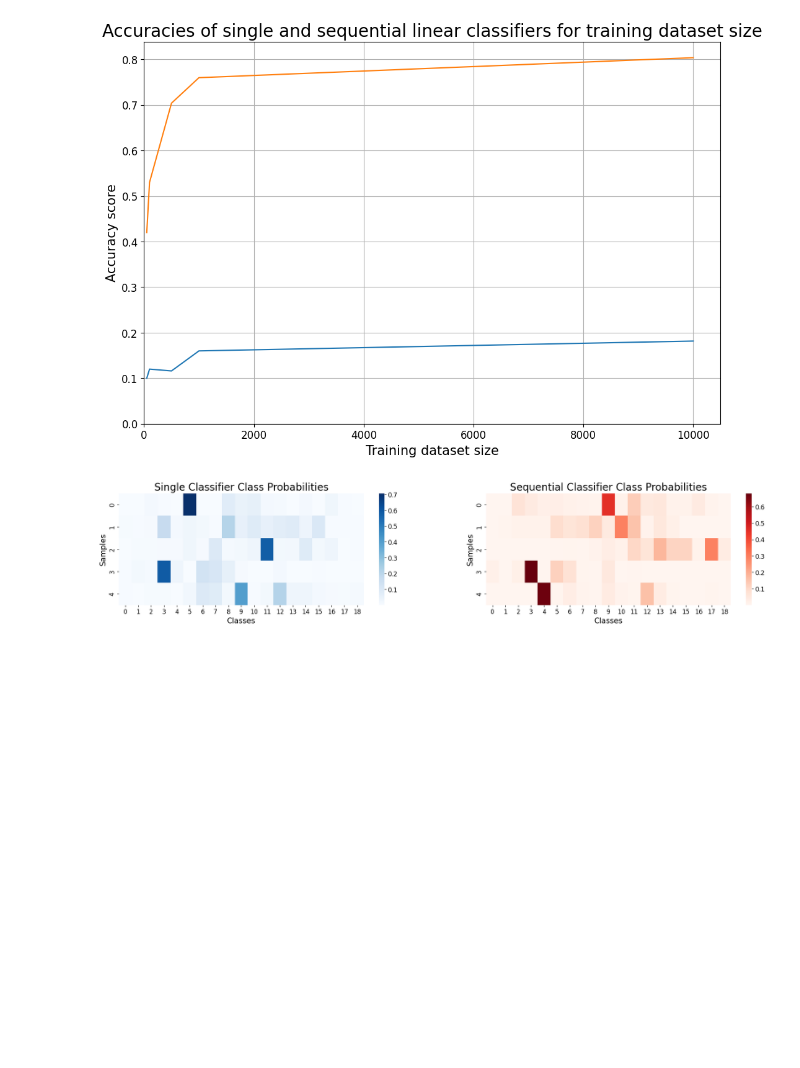
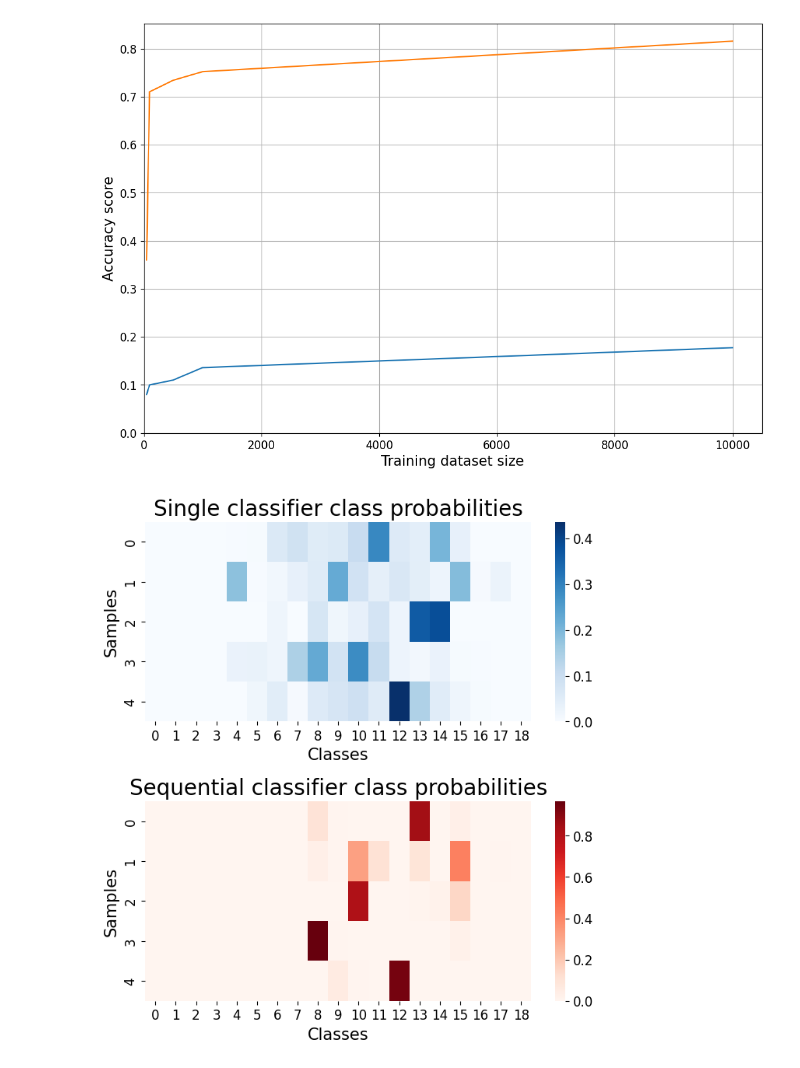
Before and after one commit to ljf441/mnist_add, a Jupyter notebook: classifier.ipynb, the cells around one changed output. Cells and saved outputs as stored; diff of their text form; code cells hidden in the pictures; blank space fills up the shorter version.

Commit message:
report

```diff
--- a/classifier.ipynb
+++ b/classifier.ipynb
@@ -177,8 +200,11 @@ def jl_dataset(X, Y, output=100000, n_jobs=cores):
     return imgs, labels, l1, l2, x1, x2
 # %%
 def get_data(output=100000):
-
-    # np.random.seed(442)
+    """
+    Shuffles input training and testing data.
+    Calls upon jl_dataset for training, and testing datasets.
+    Returns the training and testing datasets.
+    """
     train_shuffle_idx = np.random.permutation(len(x_train_in))
     x_train = x_train_in[train_shuffle_idx]
     y_train = y_train_in[train_shuffle_idx]
@@ -191,7 +217,6 @@ def get_data(output=100000):
 
     x_test, y_test, y1_test, y2_test, x1_test, x2_test = jl_dataset(x_test, y_test, output=output)
 
-
     return x_train, y_train, x_test, y_test, x1_train, y1_train, x2_train, y2_train, x1_test, y1_test, x2_test, y2_test
 # %%
 np.random.seed(21)
@@ -213,5 +240,10 @@ show_plot()
 # %%
 def training_models():
+    """
+    Generates model accuracies, classification reports, confusion matrices, class probabilities, and predictions for linear regression classifers trained and applied on the entire image and linear regression classifiers applied sequentially.
+    Also returns testing and training data.
+    Also returns class probabilities for 'left' and 'right' digits.
+    """
     sizes = [50, 100, 500, 1000, 10000]
     accuracies = {}
     classifications = {}
@@ -221,7 +253,6 @@ def training_models():
     predictions = {}
     tests={}
     trains = {}
-    np.random.seed(221)
     for i, size in enumerate(sizes):
         x_train, y_train, x_test, y_test, x1_train, y1_train, x2_train, y2_train, x1_test, y1_test, x2_test, y2_test = get_data(output=size)
 
@@ -288,6 +319,6 @@ def training_models():
 
     return probs, probabilities, accuracies, classifications, confusions, predictions, tests, trains
 
-np.random.seed(221)
+np.random.seed(441)
 probs, probabilities, accuracies, classifications, confusions, predictions, tests, trains = training_models()
 # %%
@@ -303,5 +335,8 @@ display(dataframe)
 # %%
 def compare_plot(accuracies):
+    """
+    Plots accuracies of single and sequential linear regression classifiers as a function of dataset size.
+    """
     sizes = [50, 100, 500, 1000, 10000]
     single_accuracies = [accuracies[(i, 1)] for i in range(len(sizes))]
     seq_accuracies = [accuracies[(i, 0)] for i in range(len(sizes))]
@@ -312,7 +347,6 @@ def compare_plot(accuracies):
     ax.set_ylabel("Accuracy score")
     ax.set_xlim(0, None)
     ax.set_ylim(0, None)
-    ax.set_title("Accuracies of single and sequential linear classifiers for training dataset size", fontsize=20)
     plt.grid()
     plt.savefig("classifier_compare.png")
     plt.show()
@@ -320,25 +354,31 @@ def compare_plot(accuracies):
 
 compare_plot(accuracies)
 # %% [output]
-[figure, old version]
+[figure, new version]
 # %%
 def plot_probs(probabilities):
-    fig, ax = plt.subplots(1, 2, figsize=(24, 4))
-    sns.heatmap(probabilities[(1, 1)][1:6], cmap='Blues', annot=False, xticklabels=range(19), yticklabels=range(5), ax=ax[0])
+    """
+    Plots heatmaps of the first five linear regression class probabilities for the single and sequential linear classifiers.
+    Specifically, for dataset size = 10,000.
+    """
+    fig, ax = plt.subplots(2, 1, figsize=(8, 8))
+    sns.heatmap(probabilities[(4, 1)][:5], cmap='Blues', annot=False, xticklabels=range(19), yticklabels=range(5), ax=ax[0])
     ax[0].set_xlabel('Classes')
     ax[0].set_ylabel('Samples')
-    ax[0].set_title('Single Classifier Class Probabilities', fontsize=20)
+    ax[0].set_title('Single classifier class probabilities', fontsize=20)
 
-    sns.heatmap(probabilities[(1, 0)][1:6], cmap='Reds', annot=False, xticklabels=range(19), yticklabels=range(5), ax=ax[1])
+    sns.heatmap(probabilities[(4, 0)][:5], cmap='Reds', annot=False, xticklabels=range(19), yticklabels=range(5), ax=ax[1])
     ax[1].set_xlabel('Classes')
     ax[1].set_ylabel('Samples')
-    ax[1].set_title('Sequential Classifier Class Probabilities', fontsize=20)
+    ax[1].set_title('Sequential classifier class probabilities', fontsize=20)
+
+    plt.subplots_adjust(hspace=0.4)
 
     plt.savefig("classifier_heatmap.png")
     plt.show()
 
 plot_probs(probabilities)
 # %% [output]
-[figure, old version]
+[figure, new version]
 # %%
 def plot_probs2(probabilities, probs, tests):
```
Also changed, not shown: parts of 6 cells of this notebook, 25 other files.
